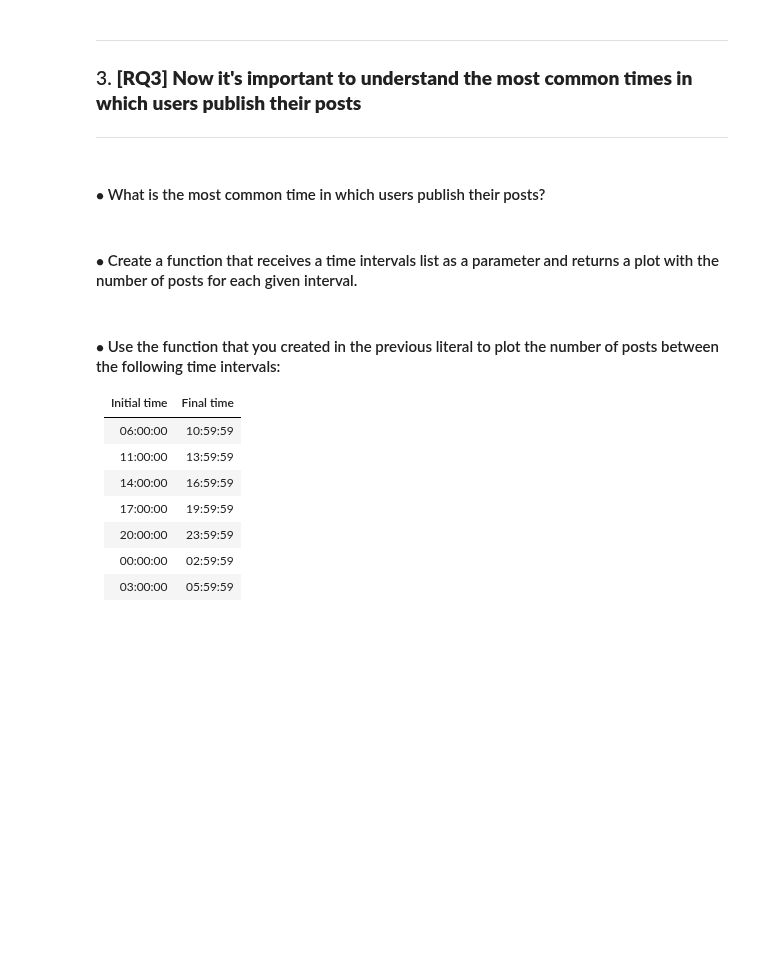
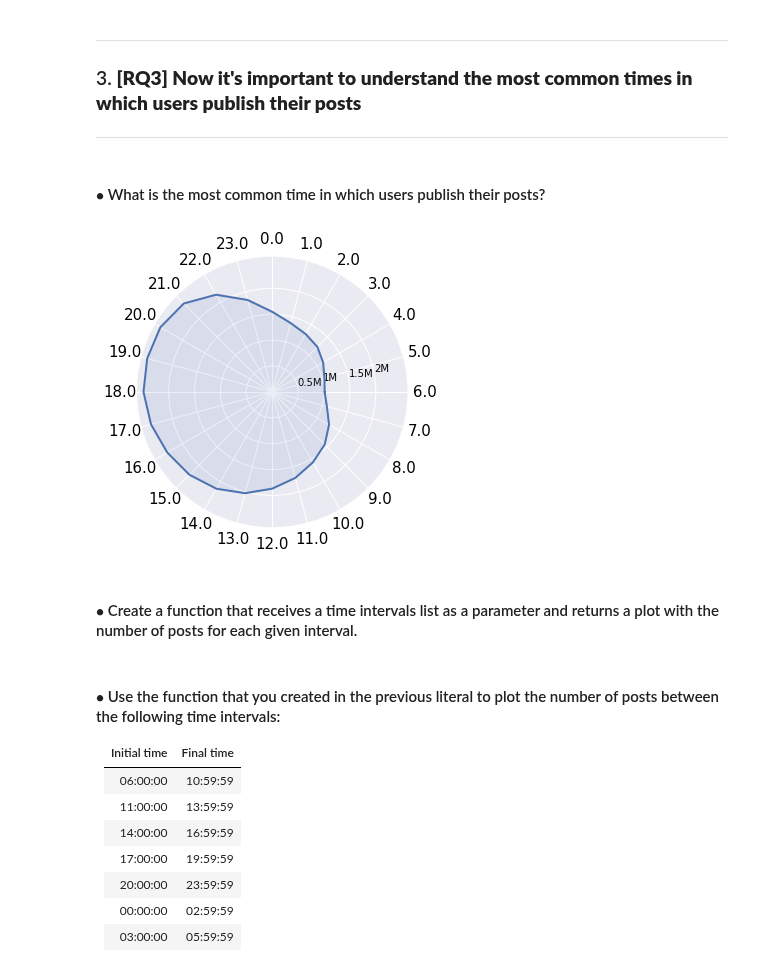
Before and after one commit to Prot10/ADM_HW_2, a Jupyter notebook: adm-matteo.ipynb, the cells around one changed output. Drawn from its saved outputs; the diff is of its cells as text; code cells hidden in the pictures; blank space fills up the shorter version.

Commit message:
Datatable speedup, clock_graph improvment

```diff
--- a/adm-matteo.ipynb
+++ b/adm-matteo.ipynb
@@ -52,7 +52,7 @@ class Dataset:
             return self.types
         return None
 
-    def col(self,columns:list, index=True,**pd_params)->pd.DataFrame:
+    def col(self,columns:list, index=True,**dt_params)->pd.DataFrame:
         """Loads some columns of the dataframe out of the whole csv file
 
         :param columns: a list of the desired columns
@@ -63,16 +63,21 @@ class Dataset:
         :rtype: pd.DataFrame
         """
         col_list = columns
-        if 'cts' in col_list:
-            pd_params['parse_dates'] = ['cts']
         if index==True:
             col_list.append('sid')
-        return dt.fread(self.file_name,
-                           columnns=set(col_list),
-                           dtype=self.types,
-                           index_col='sid' if index==True else index,
+        d = dt.fread(self.file_name,
+                           columns=set(col_list),
                            sep='\t',
-                           **pd_params).to_pandas()
+                            **dt_params)
+        if index == True:
+            d.key = 'sid'
+        elif index:
+            d.key = index
+        d = d.to_pandas().astype({k:v for k,v in self.types.items() if k in d.names})
+        if 'cts' in col_list:
+            d['cts'] = pd.to_datetime(d['cts'])
+#             d = d.astype({'cts': 'datetime64'})
+        return d
 
 datasets = [
     Dataset(file='../input/instagram-dataset/instagram_profiles.csv'),
@@ -295,8 +300,8 @@ time['hour'] = time['cts'].dt.hour
 # %%
 def cool_ticks(value, tick_number=None):
     '''based on https://stackoverflow.com/a/59973033/9419492'''
-    num_thousands = 0 if abs(value) < 1000 else floor(log10(abs(value))/3)
-    value = round(value / 5/ 1000**num_thousands, 1) * 5
+    num_thousands = 0 if abs(value) < 1000 else floor(ceil(log10(abs(value)))/3)
+    value = round(value / 1000**num_thousands, 1)
     return f'{value:g}'+' KMGTPEZY'[num_thousands], value * 1000**num_thousands
 
 def clock_graph(hours: pd.Series, labels:list=None):
@@ -306,33 +311,35 @@ def clock_graph(hours: pd.Series, labels:list=None):
     # https://www.python-graph-gallery.com/390-basic-radar-chart
     N = len(hours)
     angles = [n / float(N) * 2 * pi for n in range(N)]
     angles += angles[:1]
     hours = pd.concat([
         hours.iloc[-N//4-1:],
         hours.iloc[:-N//4-1] ]) if N==24 else hours.sort_index(ascending=False)
     # Initialise the spider plot
     ax = plt.subplot(111, polar=True)
 
     # Draw one axe per variable + add labels
     labels = labels if labels is not None else hours.index
     plt.xticks(angles[:-1], labels, color='black', size=15)
 
     # Draw ylabels
     ax.set_rlabel_position(10)
     M = hours.max()
     ticks = [cool_ticks(M*x/5) for x in range(1,5)]
     plt.yticks([v[1] for v in ticks], [t[0] for t in ticks], color="black", size=10)
     plt.ylim(0,M*21/20)
 
     # Plot data
     ax.plot(angles, [*hours, hours.iloc[0]], linewidth=2, linestyle='solid')
 
     # Fill area
     ax.fill(angles[:-1], hours, 'b', alpha=0.1)
 
 hours = time.hour.value_counts(sort=False).sort_index(ascending=False).to_frame()
 
 clock_graph(hours.hour)
+# %% [output]
+[figure, added]
 # %% [markdown]
 #### $\bullet$ Create a function that receives a time intervals list as a parameter and returns a plot with the number of posts for each given interval.
 # %%
```
Also changed, not shown: parts of 1 cell of this notebook.
